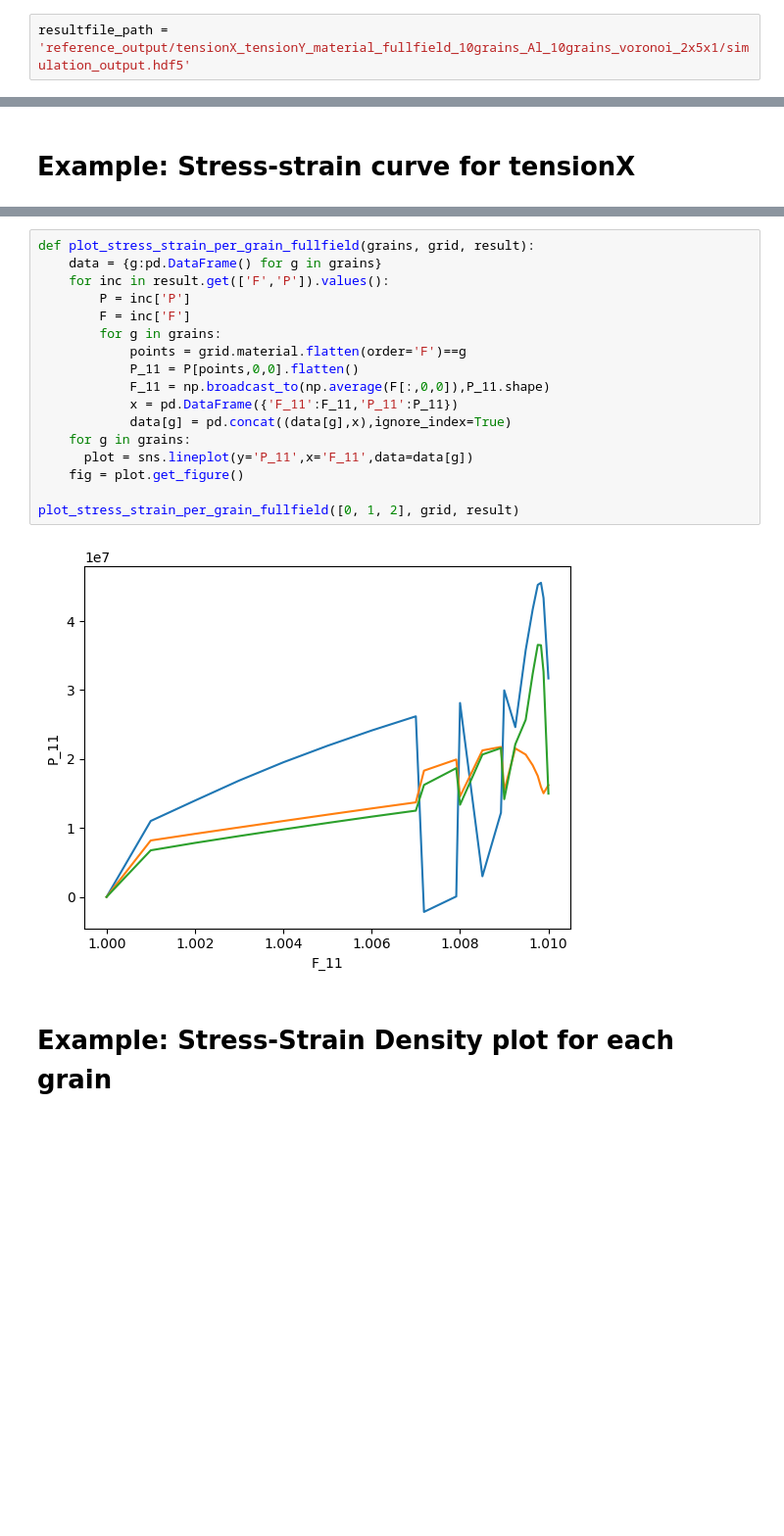
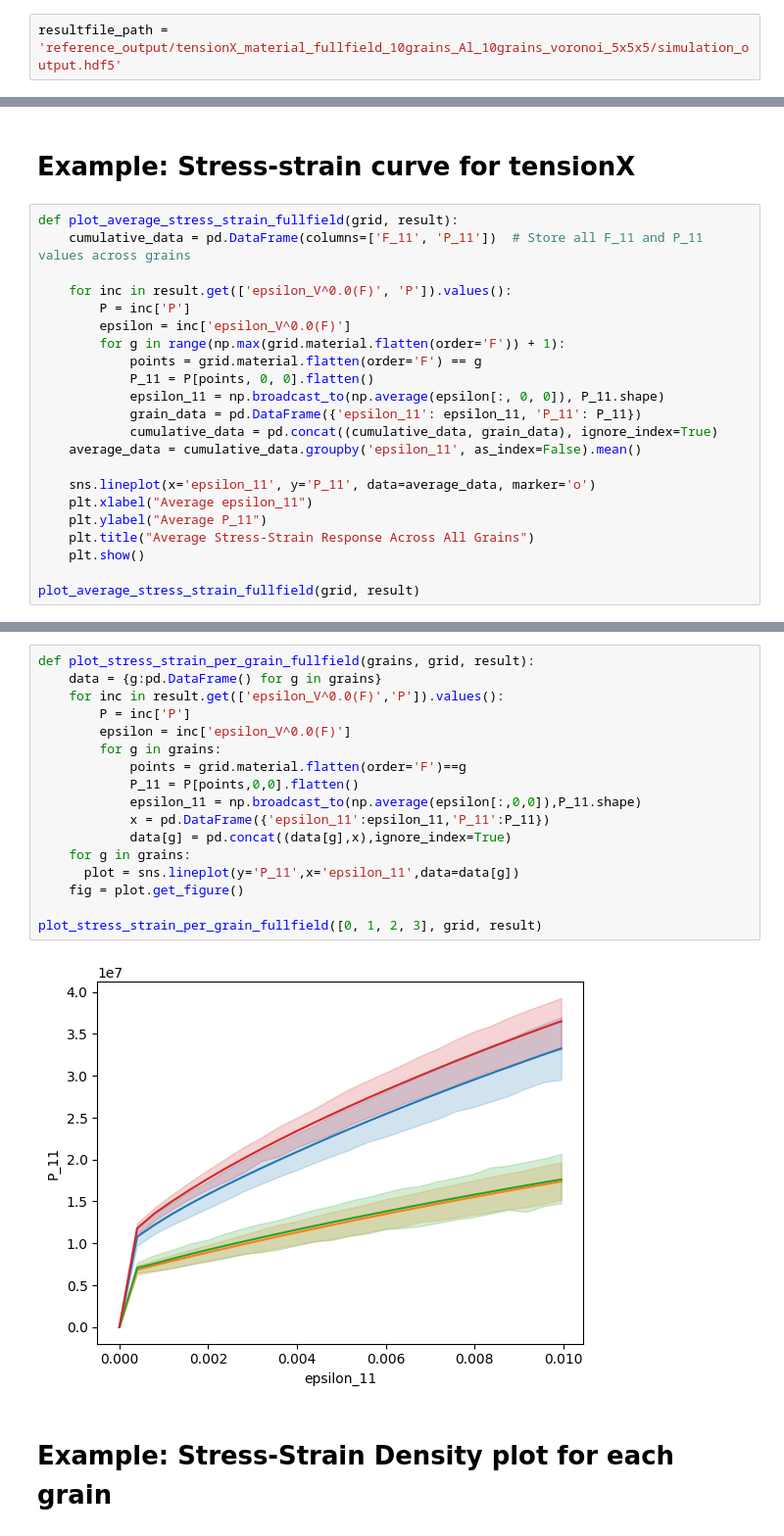
Before and after one commit to dmentock/damask_workflow_tools, a Jupyter notebook: post_processing_fullfield.ipynb, the cells around one changed output, grey strips where cells are left out. Shown: that part at 98% size. Saved outputs shown, nothing was run; the diff lists cells and outputs as text; blank space fills up the shorter version.

```diff
--- a/post_processing_fullfield.ipynb
+++ b/post_processing_fullfield.ipynb
@@ -6,6 +6,6 @@ import seaborn as sns
 import matplotlib.pyplot as plt
 from pathlib import Path
 # %%
-resultfile_path = 'reference_output/tensionX_tensionY_material_fullfield_10grains_Al_10grains_voronoi_2x5x1/simulation_output.hdf5'
+resultfile_path = 'reference_output/tensionX_material_fullfield_10grains_Al_10grains_voronoi_5x5x5/simulation_output.hdf5'
 # %%
 result = damask.Result(resultfile_path)
@@ -38,3 +41,25 @@ origin: 0.0   0.0   0.0 m
 # materials: 10
 # %% [markdown]
 # Example: Stress-strain curve for tensionX
+# %%
+def plot_average_stress_strain_fullfield(grid, result):
+    cumulative_data = pd.DataFrame(columns=['F_11', 'P_11'])  # Store all F_11 and P_11 values across grains
+
+    for inc in result.get(['epsilon_V^0.0(F)', 'P']).values():
+        P = inc['P']
+        epsilon = inc['epsilon_V^0.0(F)']
+        for g in range(np.max(grid.material.flatten(order='F')) + 1):
+            points = grid.material.flatten(order='F') == g
+            P_11 = P[points, 0, 0].flatten()
+            epsilon_11 = np.broadcast_to(np.average(epsilon[:, 0, 0]), P_11.shape)
+            grain_data = pd.DataFrame({'epsilon_11': epsilon_11, 'P_11': P_11})
+            cumulative_data = pd.concat((cumulative_data, grain_data), ignore_index=True)
+    average_data = cumulative_data.groupby('epsilon_11', as_index=False).mean()
+
+    sns.lineplot(x='epsilon_11', y='P_11', data=average_data, marker='o')
+    plt.xlabel("Average epsilon_11")
+    plt.ylabel("Average P_11")
+    plt.title("Average Stress-Strain Response Across All Grains")
+    plt.show()
+
+plot_average_stress_strain_fullfield(grid, result)
@@ -41,22 +68,22 @@ origin: 0.0   0.0   0.0 m
 # %%
 def plot_stress_strain_per_grain_fullfield(grains, grid, result):
     data = {g:pd.DataFrame() for g in grains}
-    for inc in result.get(['F','P']).values():
+    for inc in result.get(['epsilon_V^0.0(F)','P']).values():
         P = inc['P']
-        F = inc['F']
+        epsilon = inc['epsilon_V^0.0(F)']
         for g in grains:
             points = grid.material.flatten(order='F')==g
             P_11 = P[points,0,0].flatten()
-            F_11 = np.broadcast_to(np.average(F[:,0,0]),P_11.shape)
-            x = pd.DataFrame({'F_11':F_11,'P_11':P_11})
+            epsilon_11 = np.broadcast_to(np.average(epsilon[:,0,0]),P_11.shape)
+            x = pd.DataFrame({'epsilon_11':epsilon_11,'P_11':P_11})
             data[g] = pd.concat((data[g],x),ignore_index=True)
     for g in grains:
-      plot = sns.lineplot(y='P_11',x='F_11',data=data[g])
+      plot = sns.lineplot(y='P_11',x='epsilon_11',data=data[g])
     fig = plot.get_figure()
 
-plot_stress_strain_per_grain_fullfield([0, 1, 2], grid, result)
+plot_stress_strain_per_grain_fullfield([0, 1, 2, 3], grid, result)
 # %% [output]
-[figure, old version]
+[figure, new version]
 # %% [markdown]
 # Example: Stress-Strain Density plot for each grain
 # %%
```
Also changed, not shown: parts of 3 cells of this notebook, 2 other files.
